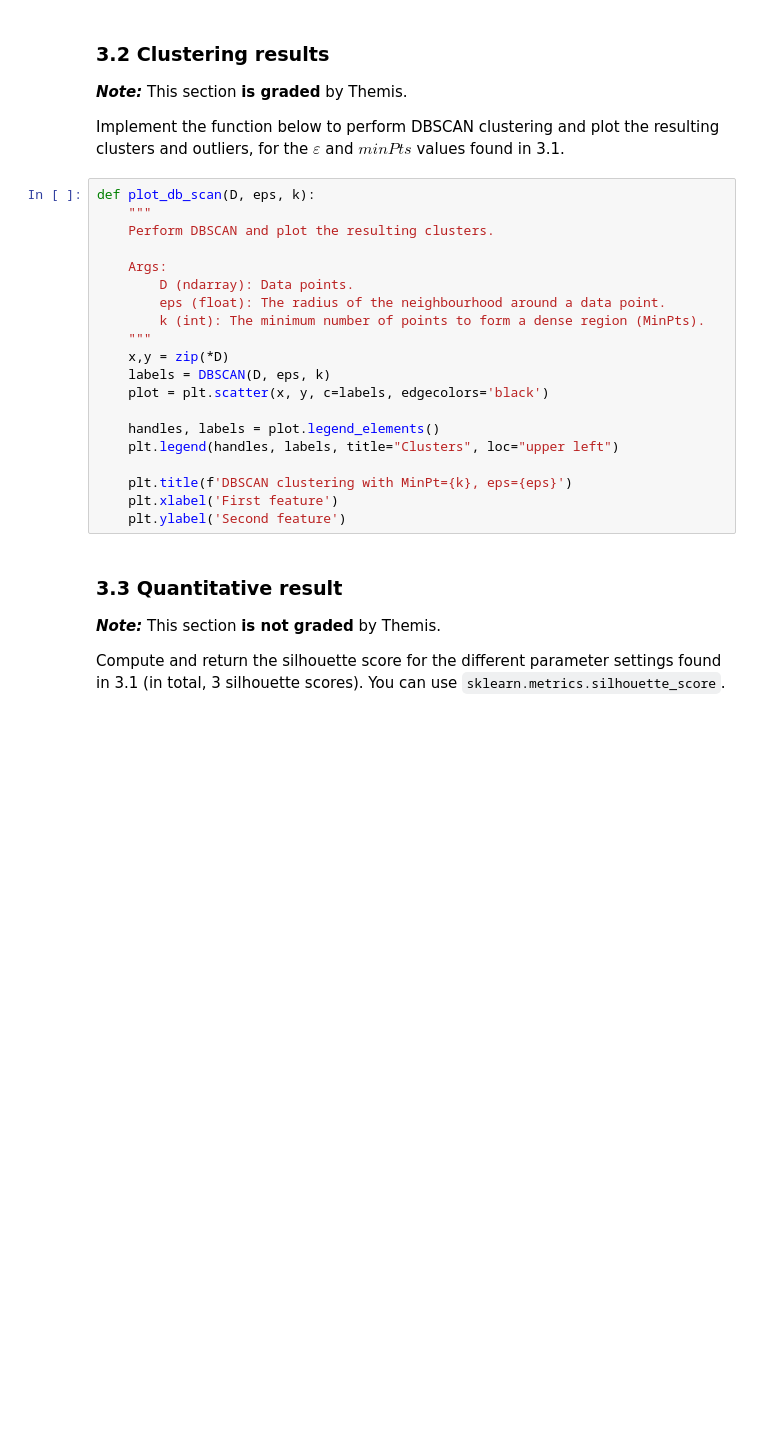
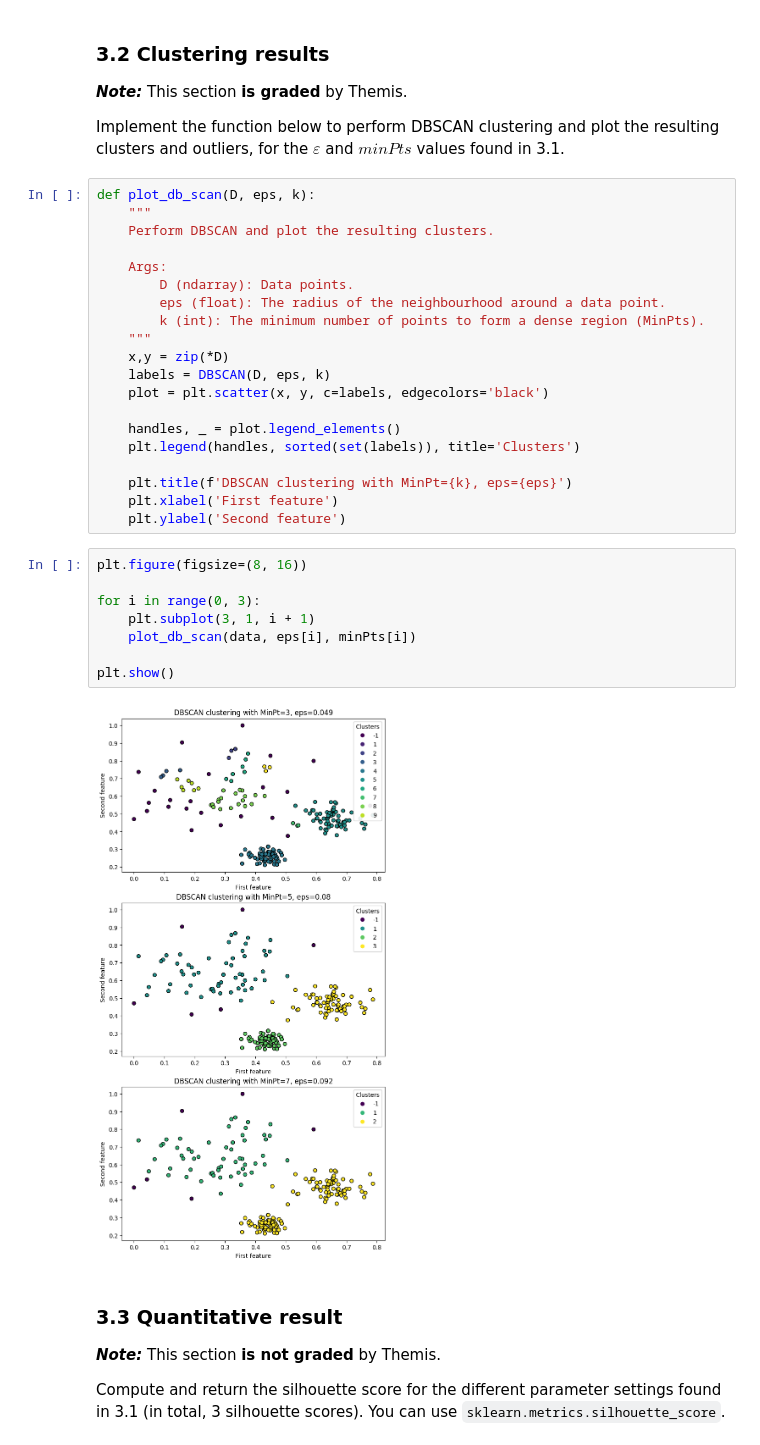
Before and after one commit to TheKingBlue/IntroductionToML, a Jupyter notebook: Assignment4/Assignment4.ipynb, the cells around one changed output. Saved outputs shown, nothing was run; the diff lists cells and outputs as text; blank space fills up the shorter version.

Commit message:
Plots for discussion

```diff
--- a/Assignment4/Assignment4.ipynb
+++ b/Assignment4/Assignment4.ipynb
@@ -216,12 +216,22 @@ def plot_db_scan(D, eps, k):
     labels = DBSCAN(D, eps, k)
     plot = plt.scatter(x, y, c=labels, edgecolors='black')
 
-    handles, labels = plot.legend_elements()
-    plt.legend(handles, labels, title="Clusters", loc="upper left")
+    handles, _ = plot.legend_elements()
+    plt.legend(handles, sorted(set(labels)), title='Clusters')
 
     plt.title(f'DBSCAN clustering with MinPt={k}, eps={eps}')
     plt.xlabel('First feature')
     plt.ylabel('Second feature')
+# %%
+plt.figure(figsize=(8, 16))
+
+for i in range(0, 3):
+    plt.subplot(3, 1, i + 1)
+    plot_db_scan(data, eps[i], minPts[i])
+
+plt.show()
+# %% [output]
+[figure, added]
 # %% [markdown]
 ### 3.3 Quantitative result
 
```
